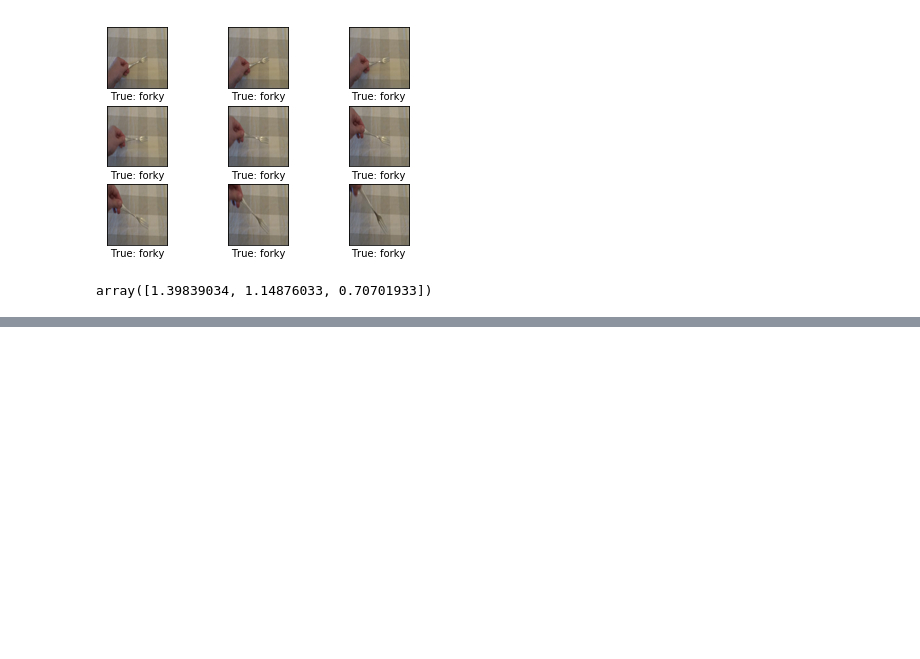
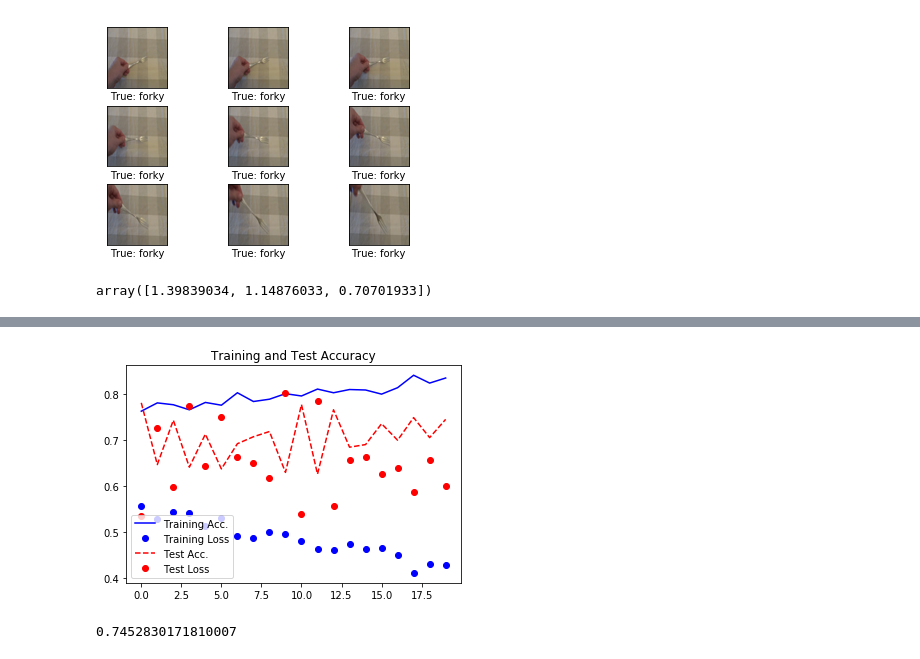
Before and after one commit to kornellewy/tf_keras_4_fine_tuning-, a Jupyter notebook: tf_keras_4_fine_tuning.ipynb, the cells around one changed output, grey strips where cells are left out. Saved outputs shown, nothing was run; the diff lists cells and outputs as text; code cells hidden in the pictures; blank space fills up the shorter version.

```diff
--- a/tf_keras_4_fine_tuning.ipynb
+++ b/tf_keras_4_fine_tuning.ipynb
@@ -276,0 +337,7 @@ array([1.39839034, 1.14876033, 0.70701933])
+# %%
+new_model = Sequential()
+new_model.add(conv_model)
+new_model.add(Flatten())
+new_model.add(Dense(1024, activation='relu'))
+new_model.add(Dropout(0.5))
+new_model.add(Dense(num_classes, activation='softmax'))
@@ -276,0 +396,16 @@ array([1.39839034, 1.14876033, 0.70701933])
+# %%
+epochs = 20
+steps_per_epoch = 100
+opti= Adam(lr=1e-5)
+loss = 'categorical_crossentropy'
+metric = ['categorical_accuracy']
+# %%
+new_model.compile(optimizer=opti, loss=loss, metrics=metric)
+# %%
+%%time
+history = new_model.fit_generator(generator=generator_train,
+                                  epochs=epochs,
+                                  steps_per_epoch=steps_per_epoch,
+                                  class_weight=class_weight,
+                                  validation_data=generator_test,
+                                  validation_steps=steps_test)
@@ -276,0 +430,4 @@ array([1.39839034, 1.14876033, 0.70701933])
+# %%
+plot_training_history(history)
+# %% [output]
+[figure, added]
@@ -276,0 +436,4 @@ array([1.39839034, 1.14876033, 0.70701933])
+# %%
+print(format(result[1]))
+# %% [output]
+0.7452830171810007
```
Also changed, not shown: parts of 25 cells of this notebook, 2 other files.
